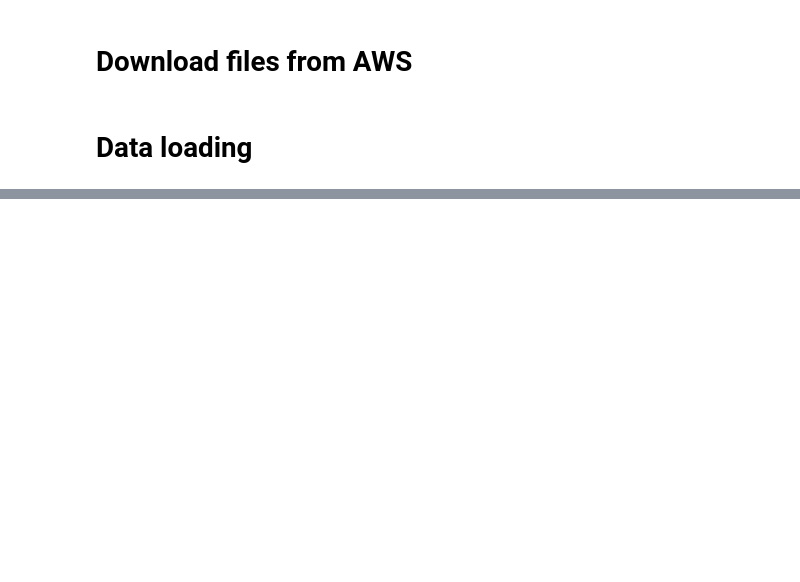
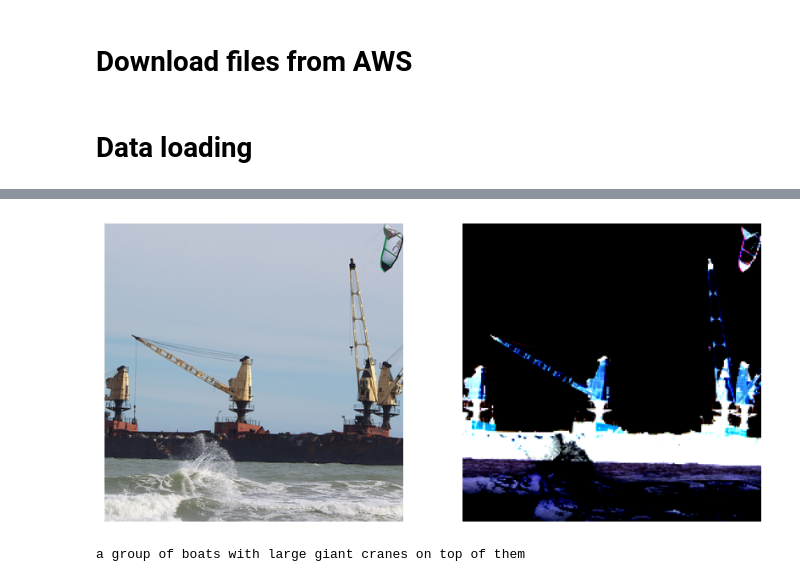
Before and after one commit to TomFiz/NSD-fMRI_VLM, a Jupyter notebook: exploratory.ipynb, the cells around one changed output, grey strips where cells are left out. Drawn from its saved outputs; the diff is of its cells as text; code cells hidden in the pictures; blank space fills up the shorter version.

```diff
--- a/exploratory.ipynb
+++ b/exploratory.ipynb
@@ -67,0 +77,12 @@ index created!
+# %%
+betas_test = nsda.read_betas(subject='subj01', session_index=1, data_format="func1pt8mm")
+print(betas_test.shape)
+for i in range(750):
+    beta = betas_test[:,:,:,i]
+    if i == 1 :
+        horizontal_layer = beta[:,:,40]
+        print(horizontal_layer[40])
+        break
+    if beta.mean() == 0.0 :
+        print(i)
+print(betas_test.std())
@@ -132,3 +167,0 @@ plot_fmri_volume_with_slider(betas[:, :, :, 0])
-# %%
-behaviour = nsda.read_behavior(subject='subj01', session_index=2)
-len(behaviour)
@@ -172 +168,9 @@ class NSD_Dataset(Dataset):
+# %%
+# Load the processor and model
+device = 'cpu'
+blip2_model, vis_processors, txt_processors = load_model_and_preprocess(name="blip_feature_extractor",
+    model_type="base", is_eval=True, device=device)
+data_dir = "NSD/nsddata_betas/ppdata/subj01/func1pt8mm/betas_fithrf_GLMdenoise_RR/"
+nc_class = noisy_celing_metric(data_dir, 'subj01', 'left')
+nc_class.noisy_celing_path = data_dir + 'ncsnr.nii'
 # %%
@@ -227,0 +574,14 @@ test_dataloader = DataLoader(test_dataset, batch_size=1, shuffle=False)
+# %%
+# img, img_processed, txt, beta = train_dataset[0]
+img, img_processed, txt, beta = train_dataset[7]
+img_processed = img_processed.unsqueeze(0)[0]
+img = img.unsqueeze(0)[0]/255.0
+fig, ax = plt.subplots(1, 2, figsize=(10, 5))
+ax[0].imshow(img.permute(1,2,0))
+ax[1].imshow(img_processed.permute(1,2,0))
+# take the axes off
+for a in ax:
+    a.axis('off')
+plt.show()
+print(txt)
+# %% [output]
@@ -227,0 +589,2 @@ test_dataloader = DataLoader(test_dataset, batch_size=1, shuffle=False)
+[figure, added]
+a group of boats with large giant cranes on top of them
```
Also changed, not shown: parts of 18 cells of this notebook, 2 other files.
